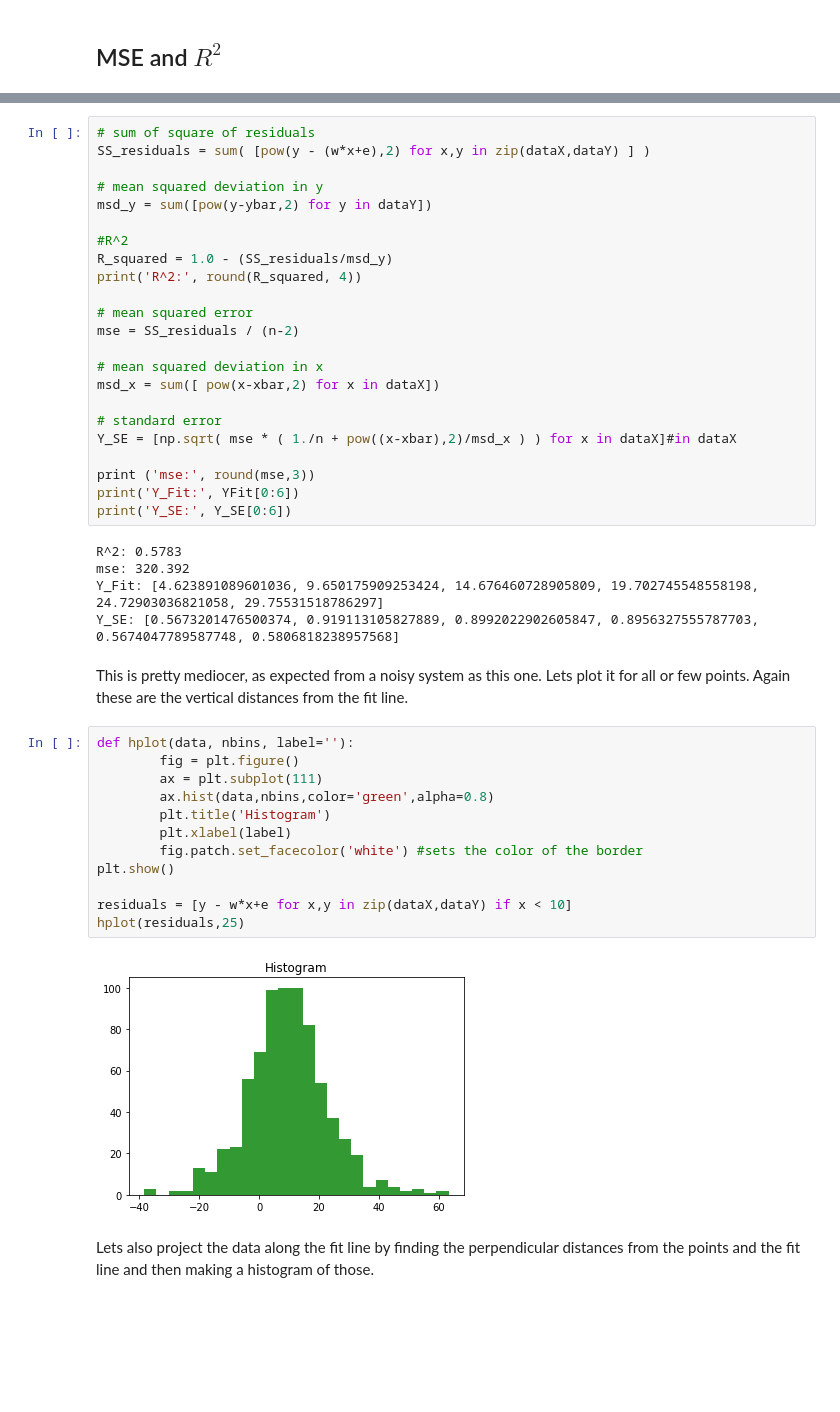
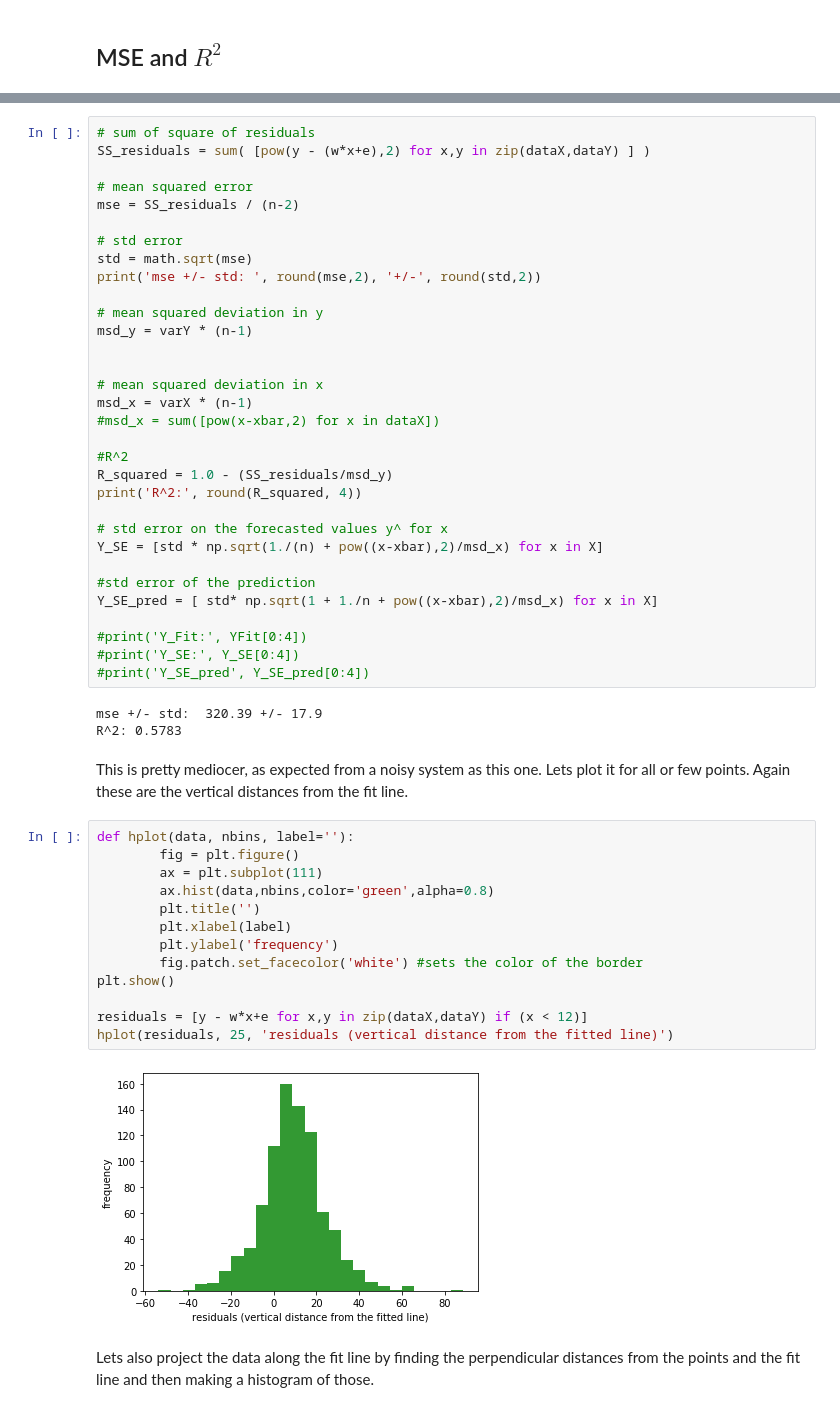
Before and after one commit to akanugan/DataScience, a Jupyter notebook: Regression/LinearRegressionTutorial/linearRegIntro.ipynb, the cells around one changed output, grey strips where cells are left out. Cells and saved outputs as stored; diff of their text form; blank space fills up the shorter version.

```diff
--- a/Regression/LinearRegressionTutorial/linearRegIntro.ipynb
+++ b/Regression/LinearRegressionTutorial/linearRegIntro.ipynb
@@ -187,46 +203,54 @@ Lets check the how well the model explains the data, i.e sum of square of residu
 # sum of square of residuals
 SS_residuals = sum( [pow(y - (w*x+e),2) for x,y in zip(dataX,dataY) ] )
 
+# mean squared error
+mse = SS_residuals / (n-2)
+
+# std error
+std = math.sqrt(mse)
+print('mse +/- std: ', round(mse,2), '+/-', round(std,2))
+
 # mean squared deviation in y
-msd_y = sum([pow(y-ybar,2) for y in dataY])
+msd_y = varY * (n-1)
+
+
+# mean squared deviation in x
+msd_x = varX * (n-1)
+#msd_x = sum([pow(x-xbar,2) for x in dataX])
 
 #R^2
 R_squared = 1.0 - (SS_residuals/msd_y)
 print('R^2:', round(R_squared, 4))
 
-# mean squared error
-mse = SS_residuals / (n-2)
+# std error on the forecasted values y^ for x
+Y_SE = [std * np.sqrt(1./(n) + pow((x-xbar),2)/msd_x) for x in X]
 
-# mean squared deviation in x
-msd_x = sum([ pow(x-xbar,2) for x in dataX])
+#std error of the prediction
+Y_SE_pred = [ std* np.sqrt(1 + 1./n + pow((x-xbar),2)/msd_x) for x in X]
 
-# standard error
-Y_SE = [np.sqrt( mse * ( 1./n + pow((x-xbar),2)/msd_x ) ) for x in dataX]#in dataX
-
-print ('mse:', round(mse,3))
-print('Y_Fit:', YFit[0:6])
-print('Y_SE:', Y_SE[0:6])
+#print('Y_Fit:', YFit[0:4])
+#print('Y_SE:', Y_SE[0:4])
+#print('Y_SE_pred', Y_SE_pred[0:4])
 # %% [output]
+mse +/- std:  320.39 +/- 17.9
 R^2: 0.5783
-mse: 320.392
-Y_Fit: [4.623891089601036, 9.650175909253424, 14.676460728905809, 19.702745548558198, 24.72903036821058, 29.75531518786297]
-Y_SE: [0.5673201476500374, 0.919113105827889, 0.8992022902605847, 0.8956327555787703, 0.5674047789587748, 0.5806818238957568]
 # %% [markdown]
 This is pretty mediocer, as expected from a noisy system as this one. Lets plot it for all or few points. Again these are the vertical distances from the fit line.
 # %%
 def hplot(data, nbins, label=''):
         fig = plt.figure()
         ax = plt.subplot(111)
         ax.hist(data,nbins,color='green',alpha=0.8)
-        plt.title('Histogram')
+        plt.title('')
         plt.xlabel(label)
+        plt.ylabel('frequency')
         fig.patch.set_facecolor('white') #sets the color of the border
 plt.show()
 
-residuals = [y - w*x+e for x,y in zip(dataX,dataY) if x < 10]
-hplot(residuals,25)
+residuals = [y - w*x+e for x,y in zip(dataX,dataY) if (x < 12)]
+hplot(residuals, 25, 'residuals (vertical distance from the fitted line)')
 # %% [output]
-[figure, old version]
+[figure, new version]
 # %% [markdown]
 Lets also project the data along the fit line by finding the perpendicular distances from the points and the fit line and then making a histogram of those.
 # %%
```
Also changed, not shown: parts of 7 cells of this notebook.
